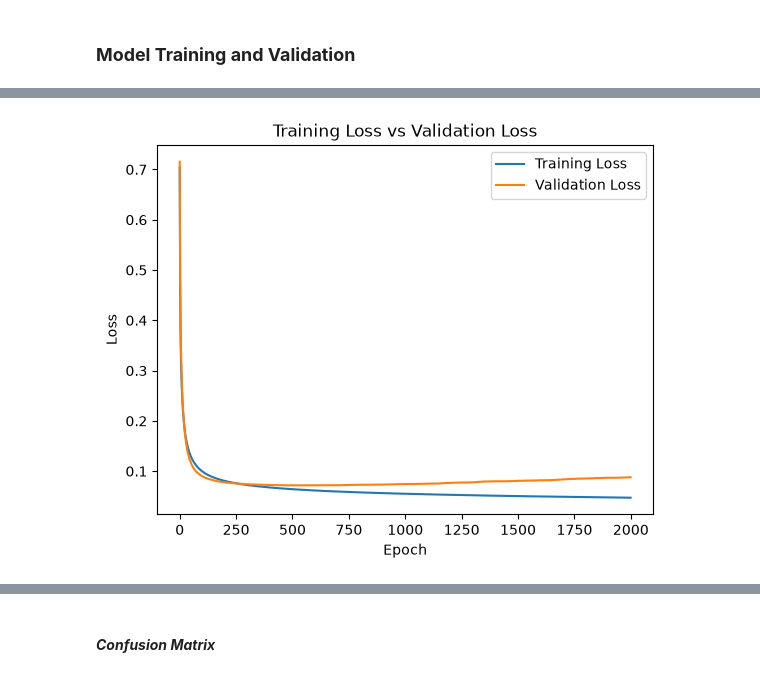
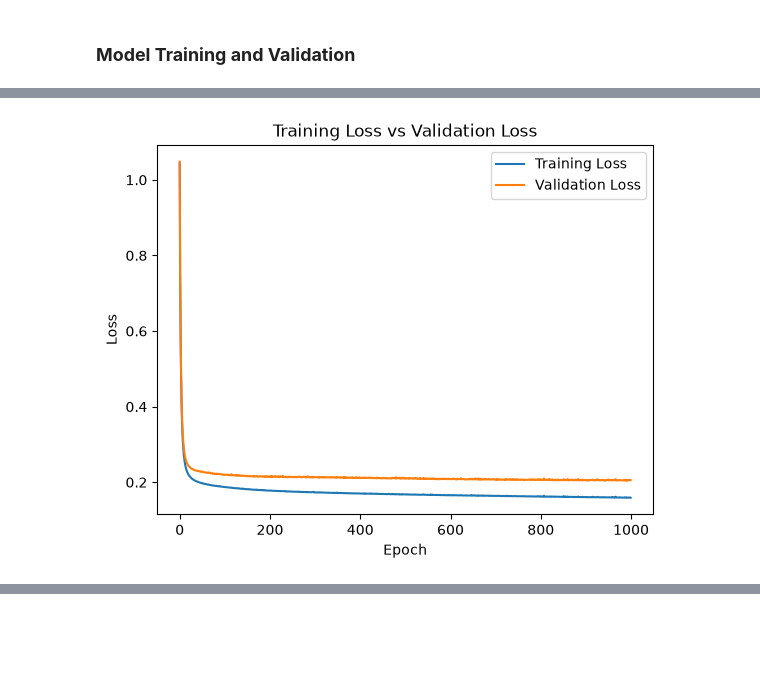
Before and after one commit to quiet-tourist/R499-ML-Research, a Jupyter notebook: deep_learning/03_deep_learning.ipynb, the cells around one changed output, grey strips where cells are left out. Saved outputs shown, nothing was run; the diff lists cells and outputs as text; code cells hidden in the pictures; blank space fills up the shorter version.

```diff
--- a/deep_learning/03_deep_learning.ipynb
+++ b/deep_learning/03_deep_learning.ipynb
@@ -180,13 +181,13 @@ dtype: float64
 # %%
 # Convert data into Tensor Data
 x_train = torch.tensor(x_train_scaled.values, dtype=torch.float32)
-y_train = torch.tensor(y_train_df.values, dtype=torch.float32).reshape(-1,1)
+y_train = torch.tensor(y_train_df.values, dtype=torch.long)
 
 x_val = torch.tensor(x_val_scaled.values, dtype=torch.float32)
-y_val = torch.tensor(y_val_df.values, dtype=torch.float32).reshape(-1,1)
+y_val = torch.tensor(y_val_df.values, dtype=torch.long)
 
 x_test = torch.tensor(x_test_scaled.values, dtype=torch.float32)
-y_test = torch.tensor(y_test_df.values, dtype=torch.float32).reshape(-1,1)
+y_test = torch.tensor(y_test_df.values, dtype=torch.long)
 
 # Check Shape
 print(x_train.shape, y_train.shape)
@@ -231,7 +232,7 @@ best_val_loss = float('inf')
 best_weights = None
 best_epoch = None
 
-nums_epoch = 2000 # Epoch is one complete pass through the training set
+nums_epoch = 1000 # Epoch is one complete pass through the training set
 
 merged_training = TensorDataset(x_train, y_train)
 train_loader = DataLoader(merged_training, batch_size=32, shuffle=True)
@@ -256,7 +257,7 @@ for epoch in range(nums_epoch):
         loss_list.append(train_loss.item())
 
         # Training accuracy for the completed epoch
-        train_class = (train_prediction >= 0.5).float() # Threshold with boolean output
+        train_class = torch.argmax(train_prediction, dim=1) # Largest logit assigned to class. Returns class.
         training_correct = (train_class == y_train) # Boolean comparison
         training_accuracy = training_correct.sum().item() / len(training_correct)
         training_accuracy_list.append(training_accuracy)
@@ -267,7 +268,7 @@ for epoch in range(nums_epoch):
         val_loss_list.append(val_loss.item())
 
         # Validation accuracy for the completed epoch
-        val_class = (val_prediction >= 0.5).float() # Threshold with boolean output. Bool predictions
+        val_class = torch.argmax(val_prediction, dim=1) # Largest logit assigned to class. Returns class.
         val_correct = (val_class == y_val) # Boolean comparison with predictions vs actual
         val_accuracy = val_correct.sum().item() / len(val_correct)
         val_accuracy_list.append(val_accuracy)
@@ -313,7 +314,7 @@ with torch.no_grad():
     train_prediction = model(x_train)
     train_loss = loss_function(train_prediction, y_train)
 
-    train_class = (train_prediction >= 0.5).float()
+    train_class = torch.argmax(train_prediction, dim=1)
     training_correct = (train_class == y_train)
     training_accuracy = (
         training_correct.sum().item()
@@ -324,37 +325,17 @@ with torch.no_grad():
     val_prediction = model(x_val)
     val_loss = loss_function(val_prediction, y_val)
 
-    val_class = (val_prediction >= 0.5).float()
+    val_class = torch.argmax(val_prediction, dim=1)
     val_correct = (val_class == y_val)
     val_accuracy = (
         val_correct.sum().item()
         / len(val_correct)
     )
 
-    # Validation Precision
-
-    true_positive = (
-        ((val_class == 1) & (y_val == 1))
-        .sum()
-        .item()
-    )
-
-    false_positive = (
-        ((val_class == 1) & (y_val == 0))
-        .sum()
-        .item()
-    )
-
-    val_precision = (
-        true_positive
-        / (true_positive + false_positive)
-    )
-
 # Report Out
 
 print(f"Training Accuracy: {round(training_accuracy, 3)}")
 print(f"Validation Accuracy: {round(val_accuracy, 3)}")
-print(f"Validation Precision: {round(val_precision, 3)}")
 
 print(
     f"Best epoch: {best_epoch}, "
@@ -374 +350 @@ epoch =  1800  training loss =  0.04847480356693268  validation loss =  0.085499
-[figure, old version]
+[figure, new version]
@@ -379,2 +353,0 @@ Best epoch: 510, Best validation loss: 0.07180124521255493
-# %% [markdown]
-#### _**Confusion Matrix**_
```
Also changed, not shown: parts of 10 cells of this notebook.
